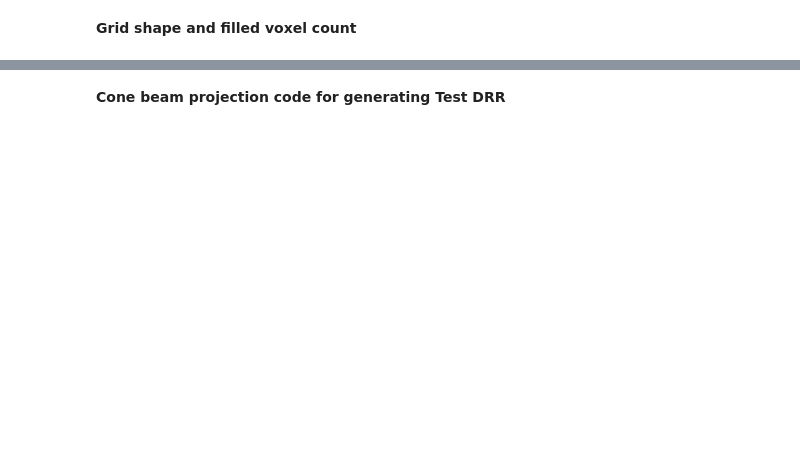
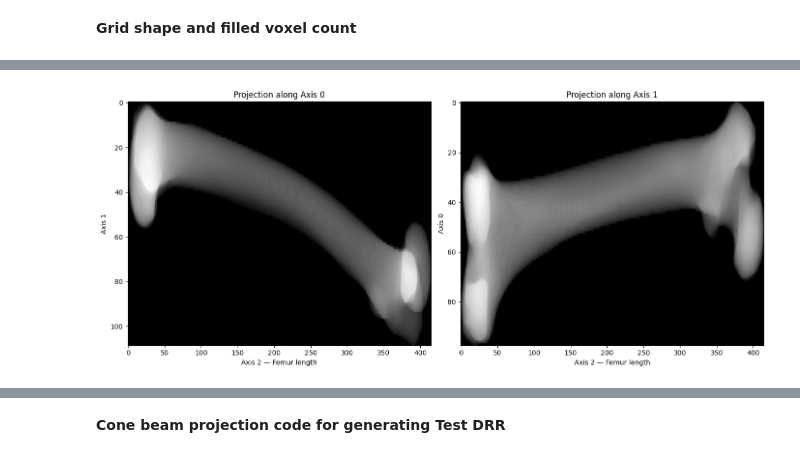
Before and after one commit to Yashlol/2D-3D-Reconstruction-of-a-Femur-by-Single-X-Ray-Image, a Jupyter notebook: DRR Generation.ipynb, the cells around one changed output, grey strips where cells are left out. Cells and saved outputs as stored; diff of their text form; code cells hidden in the pictures; blank space fills up the shorter version.

```diff
--- a/DRR Generation.ipynb
+++ b/DRR Generation.ipynb
@@ -302,0 +488,59 @@ pixel_spacing = 1.1481 mm/pixel
+# %%
+import numpy as np
+import matplotlib.pyplot as plt
+
+# ==========================================================
+# PROJECTION ALONG AXIS 0
+# ==========================================================
+
+proj0 = np.sum(
+    filled_matrix,
+    axis=0
+)
+
+# ==========================================================
+# PROJECTION ALONG AXIS 1
+# ==========================================================
+
+proj1 = np.sum(
+    filled_matrix,
+    axis=1
+)
+
+# ==========================================================
+# DISPLAY
+# ==========================================================
+
+fig, axes = plt.subplots(1, 2, figsize=(14, 6))
+
+axes[0].imshow(
+    proj0,
+    cmap="gray",
+    aspect="auto"
+)
+
+axes[0].set_title(
+    "Projection along Axis 0"
+)
+
+axes[0].set_xlabel("Axis 2 — Femur length")
+axes[0].set_ylabel("Axis 1")
+
+
+axes[1].imshow(
+    proj1,
+    cmap="gray",
+    aspect="auto"
+)
+
+axes[1].set_title(
+    "Projection along Axis 1"
+)
+
+axes[1].set_xlabel("Axis 2 — Femur length")
+axes[1].set_ylabel("Axis 0")
+
+plt.tight_layout()
+plt.show()
+# %% [output]
+[figure, added]
```
Also changed, not shown: parts of 32 cells of this notebook, 28 other files.
